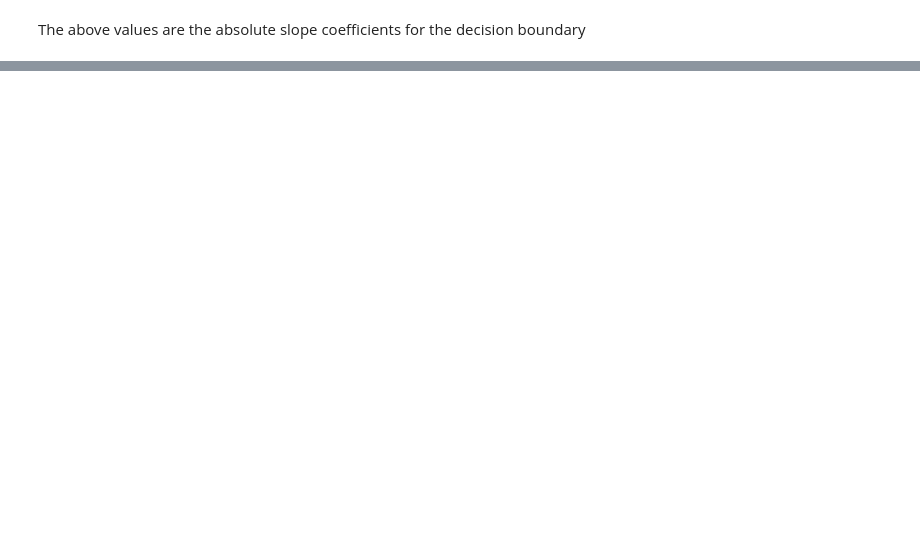
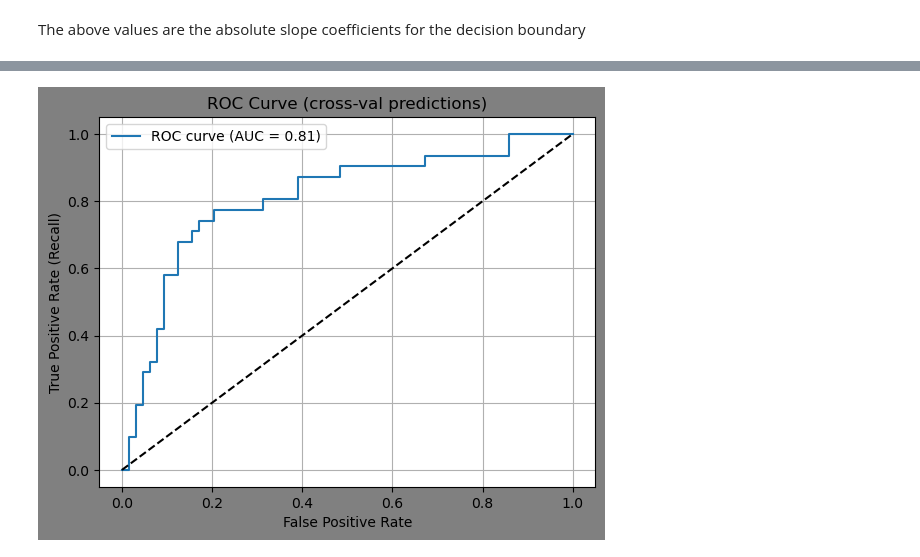
Before and after one commit to anichip/EspressFlowCV, a Jupyter notebook: initial_model.ipynb, the cells around one changed output, grey strips where cells are left out. Drawn from its saved outputs; the diff is of its cells as text; code cells hidden in the pictures; blank space fills up the shorter version.

```diff
--- a/initial_model.ipynb
+++ b/initial_model.ipynb
@@ -235,0 +235,22 @@ Name: count, dtype: int64
+# %%
+proba = pipeline_1.predict_proba(X_train)[:,1] # the [:,1] means get all rows of column 1, which corresponds to under
+pred  = (proba >= 0.5).astype(int) #we can choose the threshold
+
+#1. predict_proba_method
+y_scores_proba = cross_val_predict(pipeline_1,X_train,y_train,cv=5,method="predict_proba")[:,1] #take all rows of class 1
+
+#2. pass true labels into roc_curv
+fpr, tpr, thresholds = roc_curve(y_train,y_scores_proba)
+roc_auc = roc_auc_score(y_train,y_scores_proba)
+
+plt.figure(facecolor='gray')
+plt.plot(fpr, tpr, label=f"ROC curve (AUC = {roc_auc:.2f})")
+plt.plot([0,1], [0,1], "k--")  # random baseline for the classifier
+plt.xlabel("False Positive Rate")
+plt.ylabel("True Positive Rate (Recall)")
+plt.title("ROC Curve (cross-val predictions)")
+plt.legend()
+plt.grid()
+plt.show()
+# %% [output]
+[figure, added]
```
Also changed, not shown: parts of 31 cells of this notebook, 1 other file.
